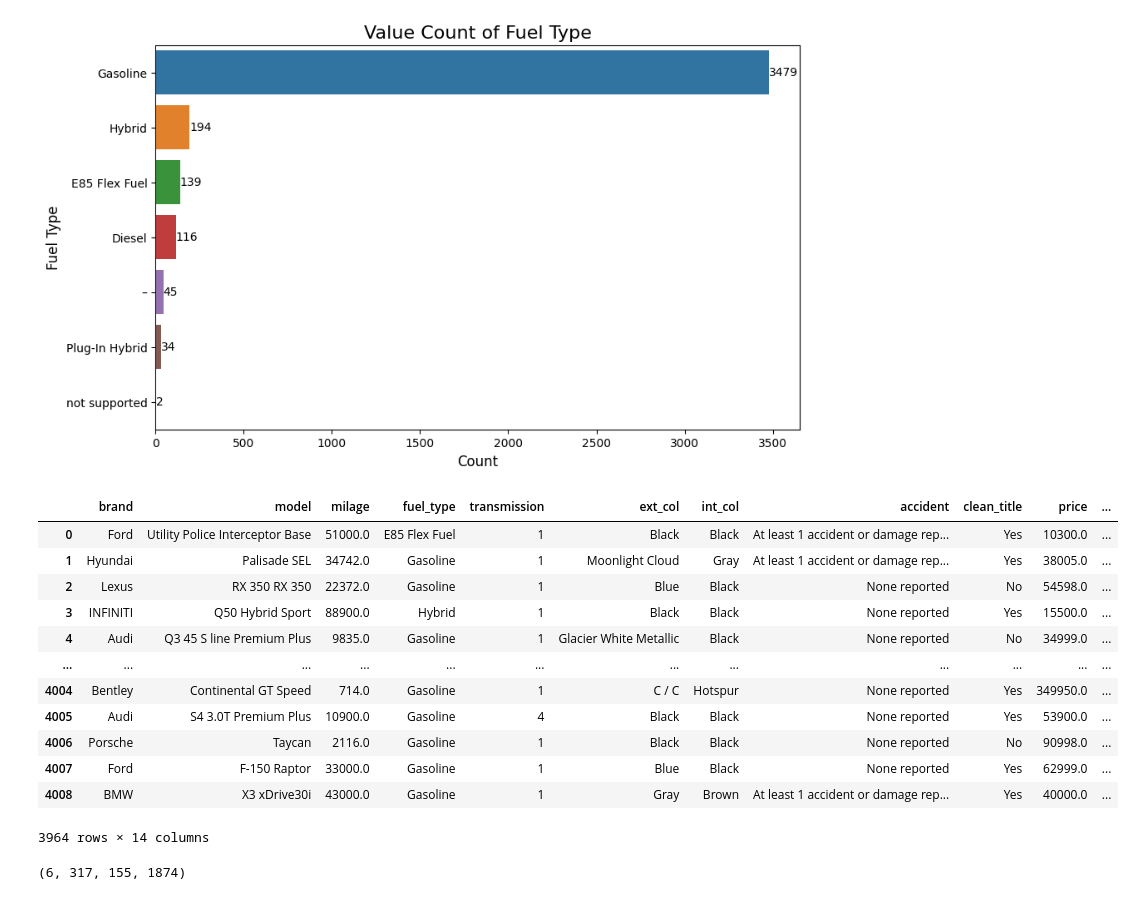
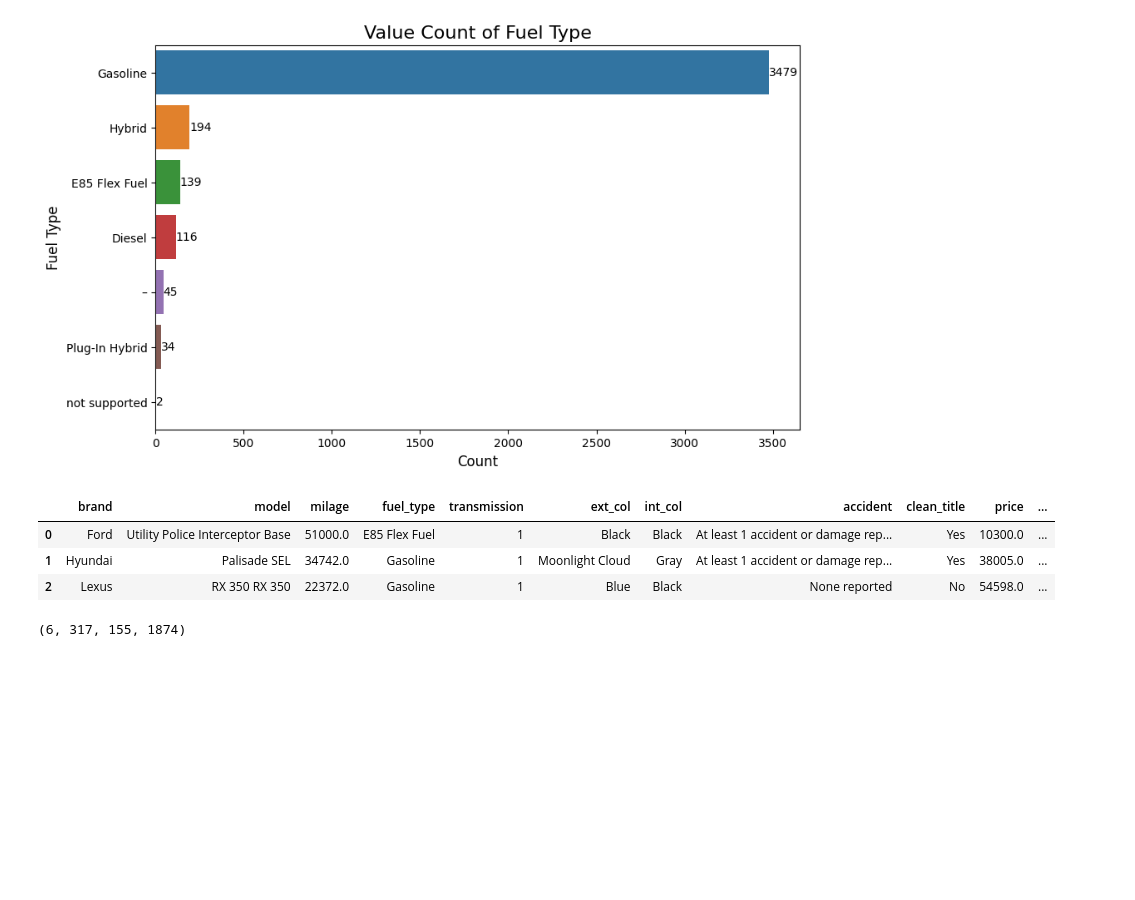
Before and after one commit to mr-ankur01/Predicting-Car-Prices-with-Linear-Regression-Model, a Jupyter notebook: project.ipynb, the cells around one changed output. Cells and saved outputs as stored; diff of their text form; code cells hidden in the pictures; blank space fills up the shorter version.

```diff
--- a/project.ipynb
+++ b/project.ipynb
@@ -261,21 +261,12 @@ i = df.loc[df.fuel_type == '–'].index
 # %%
 df.drop(index=i,inplace=True)
 # %%
-df
+df.head(3)
 # %% [output]
 |  | brand | model | milage | fuel_type | transmission | ext_col | int_col | accident | clean_title | price | ... |
 | 0 | Ford | Utility Police Interceptor Base | 51000.0 | E85 Flex Fuel | 1 | Black | Black | At least 1 accident or damage rep... | Yes | 10300.0 | ... |
 | 1 | Hyundai | Palisade SEL | 34742.0 | Gasoline | 1 | Moonlight Cloud | Gray | At least 1 accident or damage rep... | Yes | 38005.0 | ... |
 | 2 | Lexus | RX 350 RX 350 | 22372.0 | Gasoline | 1 | Blue | Black | None reported | No | 54598.0 | ... |
-| 3 | INFINITI | Q50 Hybrid Sport | 88900.0 | Hybrid | 1 | Black | Black | None reported | Yes | 15500.0 | ... |
-| 4 | Audi | Q3 45 S line Premium Plus | 9835.0 | Gasoline | 1 | Glacier White Metallic | Black | None reported | No | 34999.0 | ... |
-| ... | ... | ... | ... | ... | ... | ... | ... | ... | ... | ... | ... |
-| 4004 | Bentley | Continental GT Speed | 714.0 | Gasoline | 1 | C / C | Hotspur | None reported | Yes | 349950.0 | ... |
-| 4005 | Audi | S4 3.0T Premium Plus | 10900.0 | Gasoline | 4 | Black | Black | None reported | Yes | 53900.0 | ... |
-| 4006 | Porsche | Taycan | 2116.0 | Gasoline | 1 | Black | Black | None reported | No | 90998.0 | ... |
-| 4007 | Ford | F-150 Raptor | 33000.0 | Gasoline | 1 | Blue | Black | None reported | Yes | 62999.0 | ... |
-| 4008 | BMW | X3 xDrive30i | 43000.0 | Gasoline | 1 | Gray | Brown | At least 1 accident or damage rep... | Yes | 40000.0 | ... |
-3964 rows × 14 columns
 # %%
 #Encoding Accident and Clean Title
 def mapping_columns(df):
```
